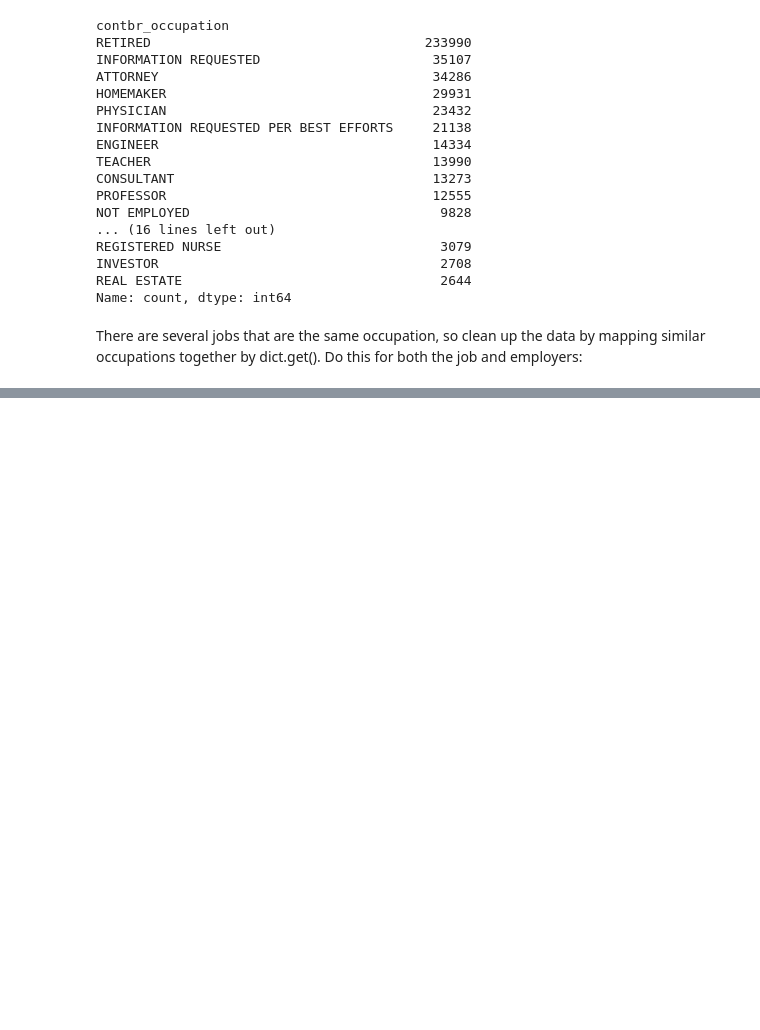
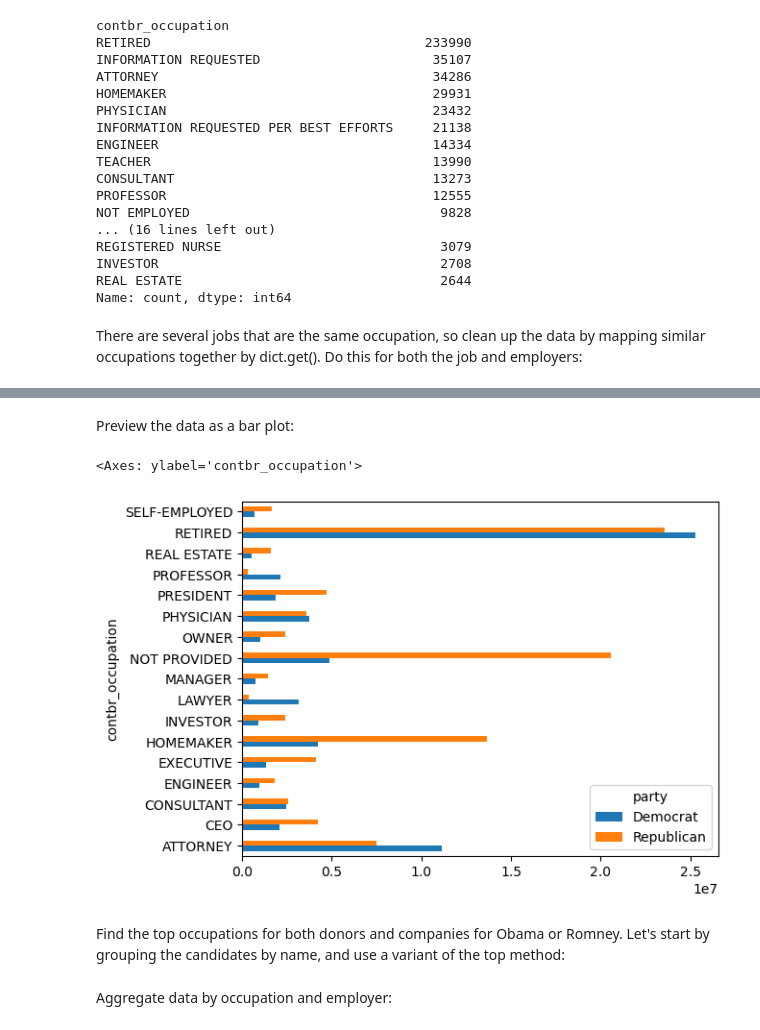
Before and after one commit to allisonvaldez/2012_FEC, a Jupyter notebook: FEC.ipynb, the cells around one changed output, grey strips where cells are left out. Drawn from its saved outputs; the diff is of its cells as text; code cells hidden in the pictures; blank space fills up the shorter version.

```diff
--- a/FEC.ipynb
+++ b/FEC.ipynb
@@ -167,0 +170,5 @@ fec.contbr_occupation = fec.contbr_occupation.map(f)
+# %%
+for col in fec.columns:
+    print(col)
+
+by_occupation = fec.pivot_table('contb_receipt_amt', index='contbr_occupation', columns='party', aggfunc='sum')
@@ -167,0 +193,2 @@ fec.contbr_occupation = fec.contbr_occupation.map(f)
+# %%
+over_2mm = by_occupation[by_occupation.sum(1) > 2000000]
@@ -167,0 +217,9 @@ fec.contbr_occupation = fec.contbr_occupation.map(f)
+# %% [markdown]
+Preview the data as a bar plot:
+# %%
+over_2mm.plot(kind='barh')
+# %% [output]
+<Axes: ylabel='contbr_occupation'>
+[figure, added]
+# %% [markdown]
+Find the top occupations for both donors and companies for Obama or Romney. Let's start by grouping the candidates by name, and use a variant of the top method:
@@ -167,0 +230,2 @@ fec.contbr_occupation = fec.contbr_occupation.map(f)
+# %% [markdown]
+Aggregate data by occupation and employer:
```
Also changed, not shown: parts of 30 cells of this notebook.
